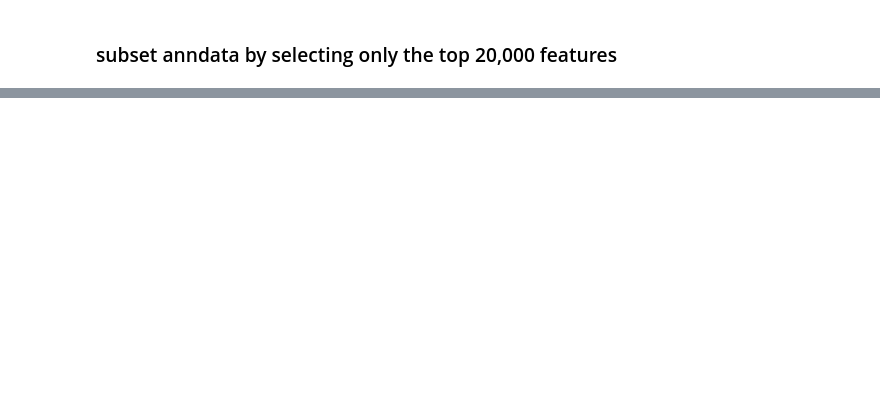
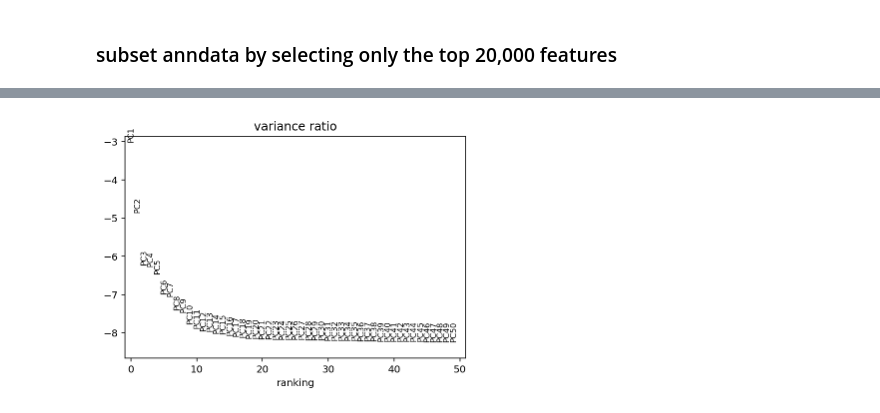
Before and after one commit to mkabbe/snATACnanoCT_AdultHumanCNS, a Jupyter notebook: src/episcanpy_binned_AGG_ATAC.ipynb, the cells around one changed output, grey strips where cells are left out. Drawn from its saved outputs; the diff is of its cells as text; code cells hidden in the pictures; blank space fills up the shorter version.

```diff
--- a/src/episcanpy_binned_AGG_ATAC.ipynb
+++ b/src/episcanpy_binned_AGG_ATAC.ipynb
@@ -124,0 +138,4 @@ small_adata.write("data/top60k_binned_2kb_count_matrix.h5ad")
+# %%
+sc.pl.pca_variance_ratio(adata, log=True, n_pcs = 50)
+# %% [output]
+[figure, added]
```
Also changed, not shown: parts of 41 cells of this notebook, 3 other files.
